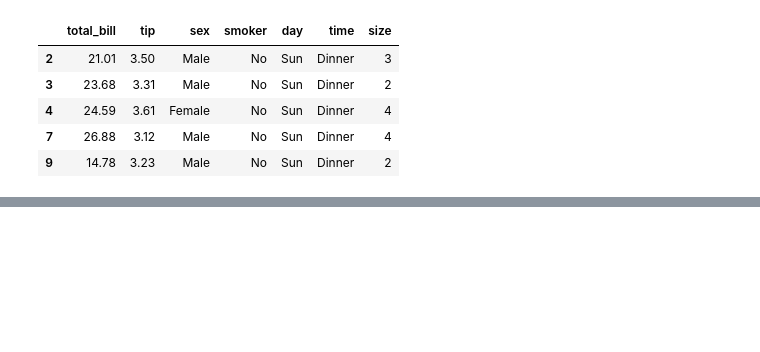
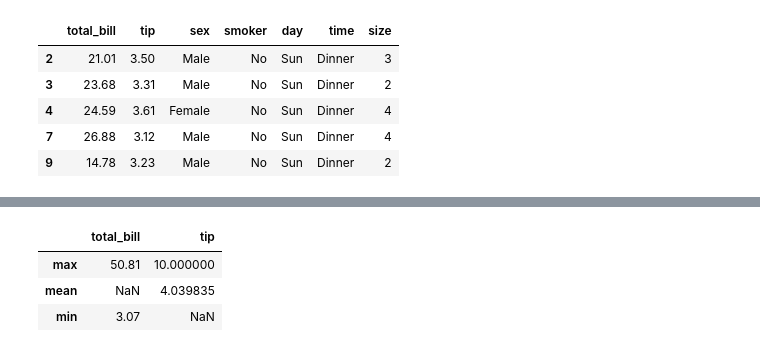
Before and after one commit to leodrivera/Leo_Notebooks, a Jupyter notebook: Semana5.ipynb, the cells around one changed output, grey strips where cells are left out. Cells and saved outputs as stored; diff of their text form; code cells hidden in the pictures; blank space fills up the shorter version.

```diff
--- a/Semana5.ipynb
+++ b/Semana5.ipynb
@@ -180,0 +267,9 @@ tips[(tips['time']=='Dinner')&(tips['tip'] > 3)&(tips['tip'] < 4)\
+# %%
+
+tips.aggregate({"total_bill":['max', 'min'],
+              "tip":['mean', 'max']})
+# %% [output]
+|  | total_bill | tip |
+| max | 50.81 | 10.000000 |
+| mean | NaN | 4.039835 |
+| min | 3.07 | NaN |
```
Also changed, not shown: parts of 18 cells of this notebook.
